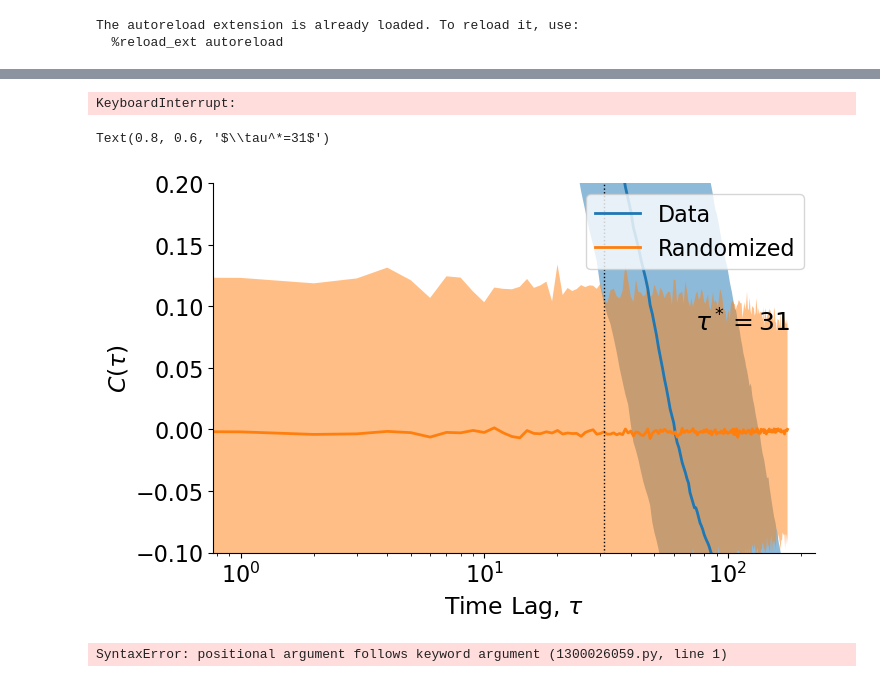
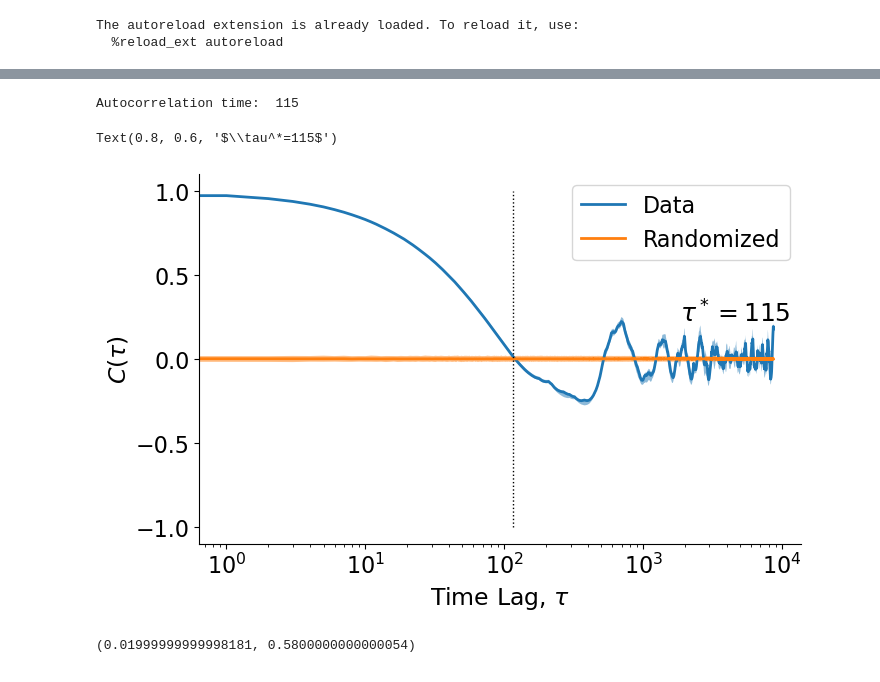
Before and after one commit to benedetta-mariani/EEG-avalanche-analysis, a Jupyter notebook: EEG avalanche analysis.ipynb, the cells around one changed output, grey strips where cells are left out. Drawn from its saved outputs; the diff is of its cells as text; code cells hidden in the pictures.

```diff
--- a/EEG avalanche analysis.ipynb
+++ b/EEG avalanche analysis.ipynb
@@ -85,0 +59,18 @@ newdata = np.asarray(datContent, dtype = float)
+# %%
+## I do it on pooled data
+
+s = []
+d = []
+i = 0
+os.chdir('../../../Downloads/avalanches_in_silences/avalanches_silence2/')
+for file in os.listdir():
+    if 'th2' in file:
+        print(file)
+        lista = open(file, 'r')
+        datContent = [i.split() for i in lista.readlines()]
+        newdata = np.asarray(datContent, dtype = float)
+        s += newdata[:,0].tolist()
+        d += newdata[:,1].tolist()
+        i+=1
+s2 = np.asarray(s)
+d2 = np.asarray(d)
@@ -86,3 +95,3 @@ newdata = np.asarray(datContent, dtype = float)
 # %%
-s = newdata[:,0]
-d = newdata[:,1]
+#s = newdata[:,0]
+#d = newdata[:,1]
@@ -432,0 +443,15 @@ Text(100, 0.001, 'alpha= 1.65')
+# %%
+data = d
+### GREAT VARIABILITY IN EXPONENTS DEPENDING ON BOUND IN XMIN
+
+plt.rcParams['font.size'] = 18
+fig = plt.figure()
+ax = fig.add_subplot(1,1,1)
+fit = pwl.Fit(data,xmin =(0,0.05),xmax= max(data),parameter_range= {"alpha":[1,4]},discrete = value)
+exp = fit.power_law.alpha
+print('Alpha is: ', exp)
+pwl.plot_pdf(data,color = 'tab:red', marker = 'o')
+fit.power_law.plot_pdf(data,color = 'tab:red' ,linestyle = '--')
+ax.set_xlabel(r'Data')
+ax.set_ylabel(r'pdf')
+ax.text(100,0.001,"alpha= {}".format(round(exp,2)))
@@ -624,7 +676,7 @@ tau_star = x[ind_t_star]
 
 print('Autocorrelation time: ',tau_star)
 # %% [output]
-KeyboardInterrupt:
+Autocorrelation time:  115
 # %%
 fig, ax = plt.subplots(nrows=1, ncols=1)#, figsize=fig_size)
 
@@ -640,41 +692,43 @@ ax.fill_between(x_,z1_,z2_,color=c_,alpha=alpha_val,lw=0)
 
 
 
 ## Plot the randomized autocorrelation
 x_ = x
 y_ = y_mu_rand
 z1_ = y_1_rand
 z2_ = y_2_rand
 c_ = cmap(1)
 ax.plot(x_,y_,c = c_,lw=lw, label = 'Randomized')
 ax.fill_between(x_,z1_,z2_,color=c_,alpha=alpha_val,lw=0)
 
 
 ax.plot([tau_star,tau_star],[-1,1],lw=1,color='black',ls=':')
 
 
 ## Layout stuff
 ax.legend(loc='upper right')
 
 ax.set_xscale('log')
 # ax.set_yscale('log')
 
 ax.set_xlabel(r'Time Lag, $\tau$')#,labelpad=0)
 ax.set_ylabel(r'$C(\tau)$')
-ax.set_ylim(-0.1,0.2)
+#ax.set_ylim(-0.1,0.2)
 
 
 x_annot_tau = 0.8
 y_annot_tau = 0.6
 ax.annotate(r'$\tau^*=%s$'%(int(tau_star)),xy=(x_annot_tau,y_annot_tau),xycoords = 'axes fraction')
 # %% [output]
-Text(0.8, 0.6, '$\\tau^*=31$')
+Text(0.8, 0.6, '$\\tau^*=115$')
-[figure, old version]
+[figure, new version]
 # %%
-result = fit_power_cont_sign(x,nx,xmin=xmin,xmax=xmax,nrep)
-result
+#result = fit_power_cont_sign(x,nx,xmin=xmin,xmax=xmax,nrep)
+#result
-# %% [output]
-SyntaxError: positional argument follows keyword argument (1300026059.py, line 1)
+# %%
+xmin,xmax
+# %% [output]
+(0.01999999999998181, 0.5800000000000054)
 # %%
 nrep_synth = 100 ## number of synthetic datasets to generate for empirical p-value (i have called this niter above)
 
```
Also changed, not shown: parts of 32 cells of this notebook.
